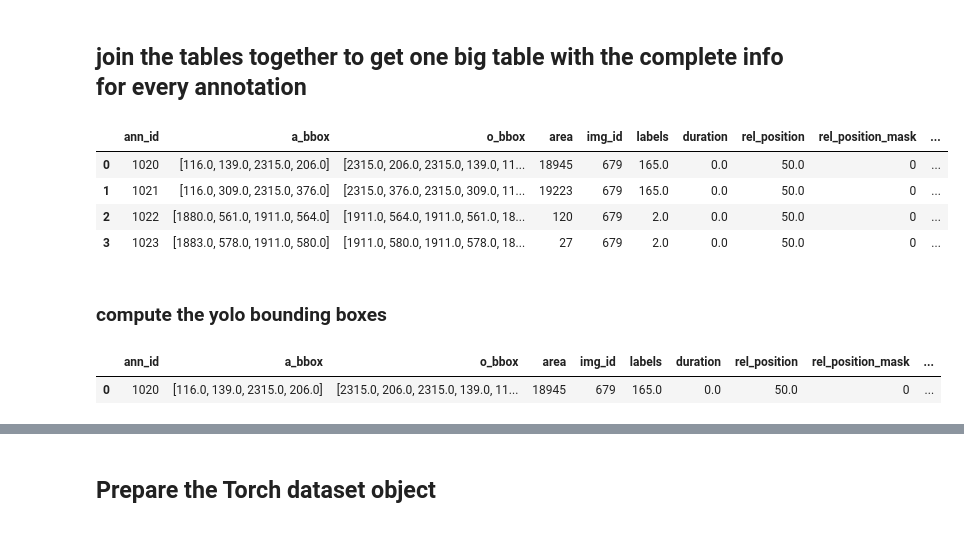
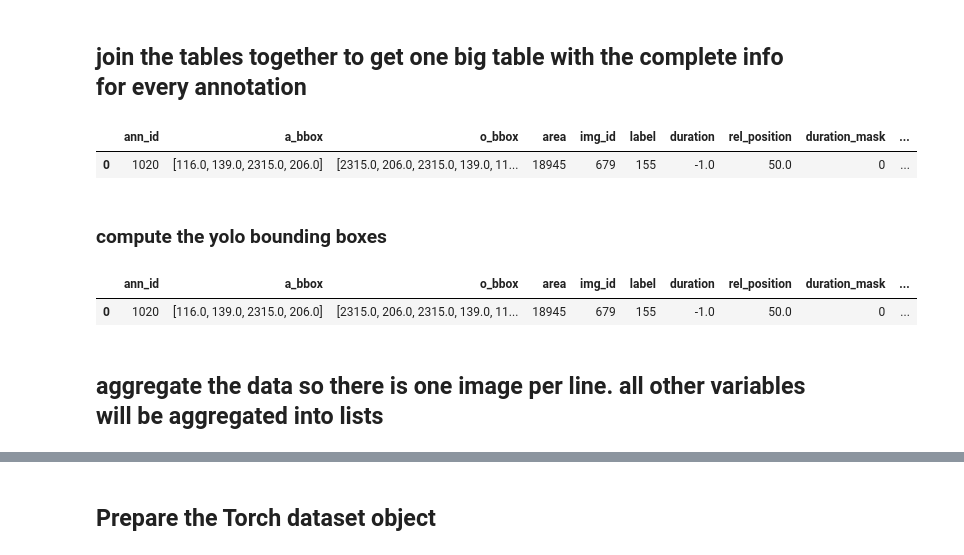
Before and after one commit to dmgonzalez8/OMR, a Jupyter notebook: torch setup and feature engineering.ipynb, the cells around one changed output, grey strips where cells are left out. Saved outputs shown, nothing was run; the diff lists cells and outputs as text; code cells hidden in the pictures.

```diff
--- a/torch setup and feature engineering.ipynb
+++ b/torch setup and feature engineering.ipynb
@@ -93,9 +94,9 @@ def select_highest_precedence(label_list):
 # Apply this function to the cat_id column in train and test obboxs DataFrames
 train_obboxs['label'] = train_obboxs['cat_id'].apply(map_cat_ids_to_classes)
 test_obboxs['label'] = test_obboxs['cat_id'].apply(map_cat_ids_to_classes)
-train_obboxs['label'] = train_obboxs['labels'].apply(clean_labels)
-test_obboxs['label'] = test_obboxs['labels'].apply(clean_labels)
-train_obboxs['label'] = train_obboxs['labels'].apply(select_highest_precedence)
-test_obboxs['label'] = test_obboxs['labels'].apply(select_highest_precedence)
+train_obboxs['label'] = train_obboxs['label'].apply(clean_labels)
+test_obboxs['label'] = test_obboxs['label'].apply(clean_labels)
+train_obboxs['label'] = train_obboxs['label'].apply(select_highest_precedence)
+test_obboxs['label'] = test_obboxs['label'].apply(select_highest_precedence)
 train_obboxs.head()
 # %% [output]
@@ -130,10 +131,10 @@ train_obboxs.iloc[100:104]
 # create a mask for the duration to mark where the duration is relevent
 train_obboxs['duration_mask'] = train_obboxs['duration'].notna().astype(int)
 test_obboxs['duration_mask'] = test_obboxs['duration'].notna().astype(int)
-# set items with no duration to 0
+# set items with no duration to -1
 # we may need to reapproach this with another method
-train_obboxs['duration'] = train_obboxs['duration'].replace(np.nan,0)
-test_obboxs['duration'] = test_obboxs['duration'].replace(np.nan,0)
+train_obboxs['duration'] = train_obboxs['duration'].replace(np.nan,-1)
+test_obboxs['duration'] = test_obboxs['duration'].replace(np.nan,-1)
 
 # create a mask for the rel_position to mark where the rel_position is relevent
 train_obboxs['rel_position_mask'] = train_obboxs['rel_position'].notna().astype(int)
@@ -151,0 +155,17 @@ train_obboxs.iloc[100:104]
+# %%
+def adjust_bbox(bbox):
+    x_min, y_min, x_max, y_max = bbox
+    if x_min == x_max:
+        x_min -= 1
+        x_max += 1
+    if y_min == y_max:
+        y_min -= 1
+        y_max += 1
+    return [x_min, y_min, x_max, y_max]
+# %%
+# Apply the function to the 'a_bbox' column of the DataFrame
+train_obboxs['padded_bbox'] = train_obboxs['a_bbox'].apply(adjust_bbox)
+test_obboxs['padded_bbox'] = test_obboxs['a_bbox'].apply(adjust_bbox)
+train_obboxs['padded_bbox'] = train_obboxs['padded_bbox'].apply(adjust_bbox)
+test_obboxs['padded_bbox'] = test_obboxs['padded_bbox'].apply(adjust_bbox)
+train_obboxs.head(1)
@@ -171,15 +200,12 @@ test_obboxs.iloc[100:104]
 # %%
 train_data = pd.merge(train_obboxs, train_images, on='img_id', how='inner')
 test_data = pd.merge(test_obboxs, test_images, on='img_id', how='inner')
 train_data.drop('ann_ids', axis=1, inplace=True)
 test_data.drop('ann_ids', axis=1, inplace=True)
-train_data.head(4)
+train_data.head(1)
 # %% [output]
-|  | ann_id | a_bbox | o_bbox | area | img_id | labels | duration | rel_position | rel_position_mask | ... |
-| 0 | 1020 | [116.0, 139.0, 2315.0, 206.0] | [2315.0, 206.0, 2315.0, 139.0, 11... | 18945 | 679 | 165.0 | 0.0 | 50.0 | 0 | ... |
-| 1 | 1021 | [116.0, 309.0, 2315.0, 376.0] | [2315.0, 376.0, 2315.0, 309.0, 11... | 19223 | 679 | 165.0 | 0.0 | 50.0 | 0 | ... |
-| 2 | 1022 | [1880.0, 561.0, 1911.0, 564.0] | [1911.0, 564.0, 1911.0, 561.0, 18... | 120 | 679 | 2.0 | 0.0 | 50.0 | 0 | ... |
-| 3 | 1023 | [1883.0, 578.0, 1911.0, 580.0] | [1911.0, 580.0, 1911.0, 578.0, 18... | 27 | 679 | 2.0 | 0.0 | 50.0 | 0 | ... |
+|  | ann_id | a_bbox | o_bbox | area | img_id | label | duration | rel_position | duration_mask | ... |
+| 0 | 1020 | [116.0, 139.0, 2315.0, 206.0] | [2315.0, 206.0, 2315.0, 139.0, 11... | 18945 | 679 | 155 | -1.0 | 50.0 | 0 | ... |
 # %% [markdown]
 ### compute the yolo bounding boxes
 # %%
@@ -231,8 +257,10 @@ train_data = train_data[train_data['yolo_bbox']!='invalid']
 test_data = test_data[test_data['yolo_bbox']!='invalid']
 train_data.head(1)
 # %% [output]
-|  | ann_id | a_bbox | o_bbox | area | img_id | labels | duration | rel_position | rel_position_mask | ... |
-| 0 | 1020 | [116.0, 139.0, 2315.0, 206.0] | [2315.0, 206.0, 2315.0, 139.0, 11... | 18945 | 679 | 165.0 | 0.0 | 50.0 | 0 | ... |
+|  | ann_id | a_bbox | o_bbox | area | img_id | label | duration | rel_position | duration_mask | ... |
+| 0 | 1020 | [116.0, 139.0, 2315.0, 206.0] | [2315.0, 206.0, 2315.0, 139.0, 11... | 18945 | 679 | 155 | -1.0 | 50.0 | 0 | ... |
+# %% [markdown]
+## aggregate the data so there is one image per line. all other variables will be aggregated into lists
 # %%
 train_data_agg = train_data.groupby('filename').agg({
     'ann_id': lambda x: list(x),
```
Also changed, not shown: parts of 23 cells of this notebook, 1 other file.
